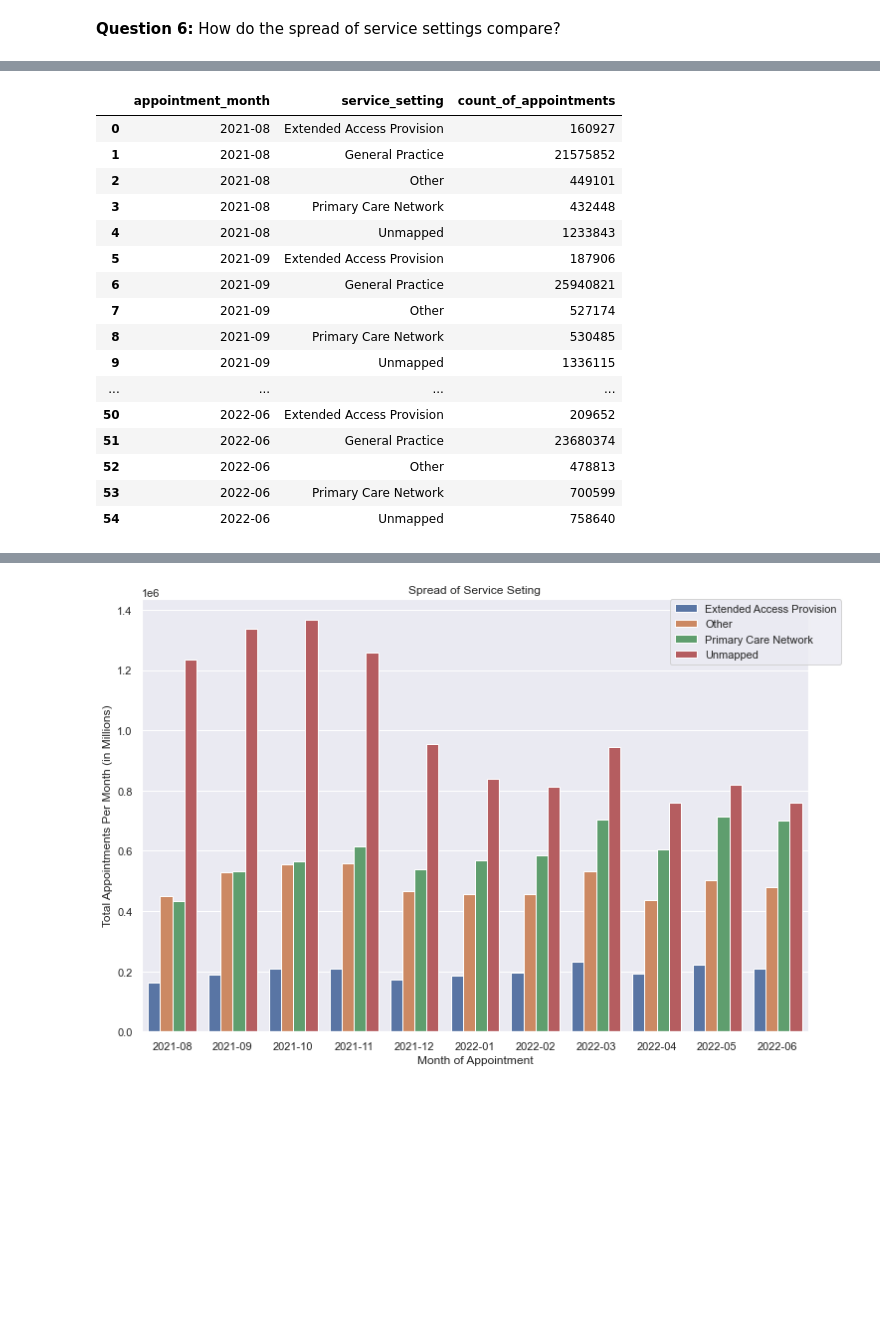
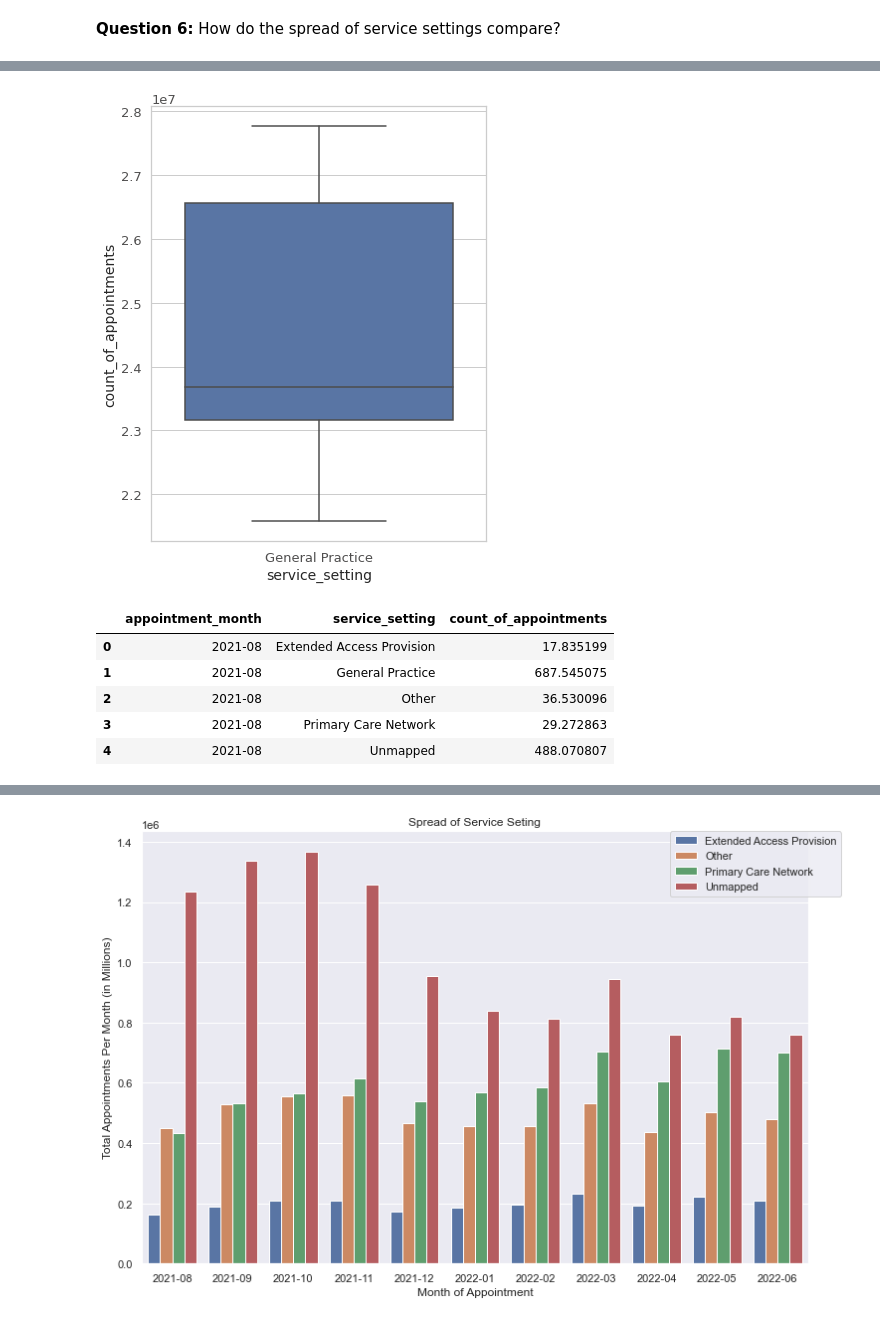
Before and after one commit to mikebenas/LSE_DA_NHS_analysis, a Jupyter notebook: Benas_Mike_DA201_Assignment_Notebook.ipynb, the cells around one changed output, grey strips where cells are left out. Drawn from its saved outputs; the diff is of its cells as text; code cells hidden in the pictures; blank space fills up the shorter version.

```diff
--- a/Benas_Mike_DA201_Assignment_Notebook.ipynb
+++ b/Benas_Mike_DA201_Assignment_Notebook.ipynb
@@ -1418,7 +1441,7 @@ ar_time
 **Question 6:** How do the spread of service settings compare?
 # %%
 # Let's go back to the national category DataFrame you created in an earlier assignment activity.
-nc = pd.read_excel('national_categories.xlsx')
+
 nc.head()
 # %% [output]
 |  | appointment_date | icb_ons_code | sub_icb_location_name | service_setting | context_type | ... |
@@ -1447,29 +1498,25 @@ plt.show;
+# %%
+#Relational Plot
+fig, ax = plt.subplots()
+fig.set_size_inches(6, 8)
+sns.boxplot(x='service_setting', y='count_of_appointments', data=nc_df_ser1[nc_df_ser1.service_setting == 'General Practice'])
+plt.show;
+# %% [output]
+[figure, added]
 # %%
-# Subset df and assign variable
+# Subset df and assign variable (TEST 2)
 
-nc_df_ser = nc [['appointment_month', 'count_of_appointments', 'service_setting']].\
-groupby(['appointment_month','service_setting']).\
-sum().reset_index()
-
-nc_df_ser
+nc_df_ser2 = nc [['appointment_month', 'count_of_appointments', 'service_setting']].\
+groupby(['appointment_month','service_setting']).mean().reset_index()
+#
+nc_df_ser2.head()
 # %% [output]
 |  | appointment_month | service_setting | count_of_appointments |
-| 0 | 2021-08 | Extended Access Provision | 160927 |
-| 1 | 2021-08 | General Practice | 21575852 |
-| 2 | 2021-08 | Other | 449101 |
-| 3 | 2021-08 | Primary Care Network | 432448 |
-| 4 | 2021-08 | Unmapped | 1233843 |
-| 5 | 2021-09 | Extended Access Provision | 187906 |
-| 6 | 2021-09 | General Practice | 25940821 |
-| 7 | 2021-09 | Other | 527174 |
-| 8 | 2021-09 | Primary Care Network | 530485 |
-| 9 | 2021-09 | Unmapped | 1336115 |
-| ... | ... | ... | ... |
-| 50 | 2022-06 | Extended Access Provision | 209652 |
-| 51 | 2022-06 | General Practice | 23680374 |
-| 52 | 2022-06 | Other | 478813 |
-| 53 | 2022-06 | Primary Care Network | 700599 |
-| 54 | 2022-06 | Unmapped | 758640 |
+| 0 | 2021-08 | Extended Access Provision | 17.835199 |
+| 1 | 2021-08 | General Practice | 687.545075 |
+| 2 | 2021-08 | Other | 36.530096 |
+| 3 | 2021-08 | Primary Care Network | 29.272863 |
+| 4 | 2021-08 | Unmapped | 488.070807 |
 # %%
 #Create a boxplot to investigate spread of service settings
 fig, ax = plt.subplots()
```
Also changed, not shown: parts of 44 cells of this notebook.
